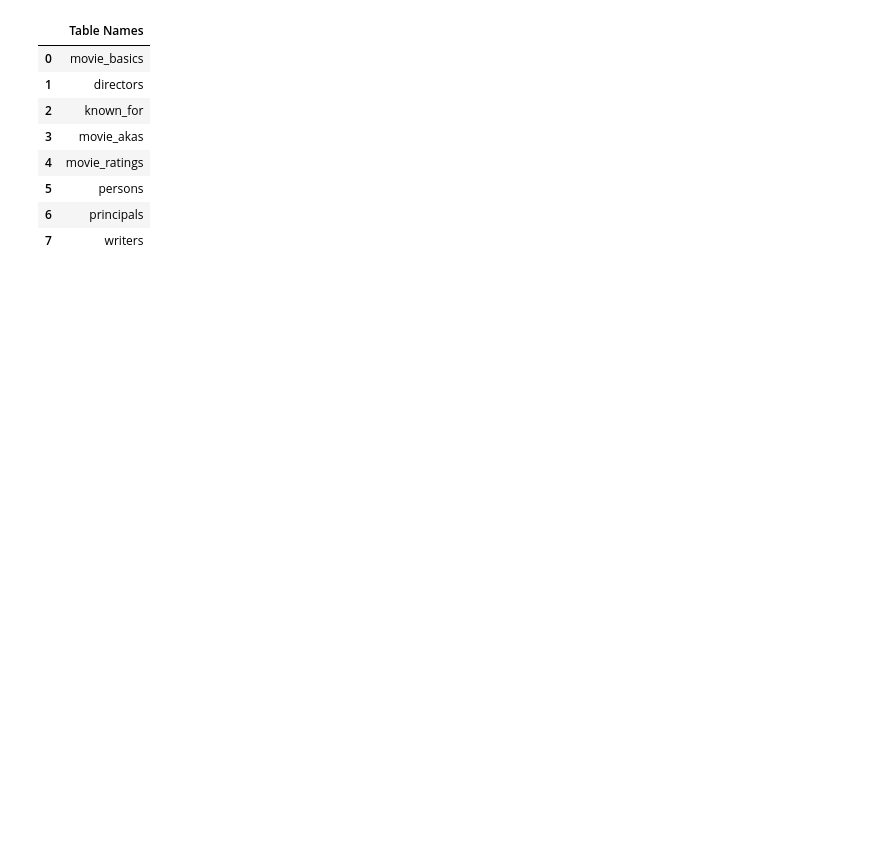
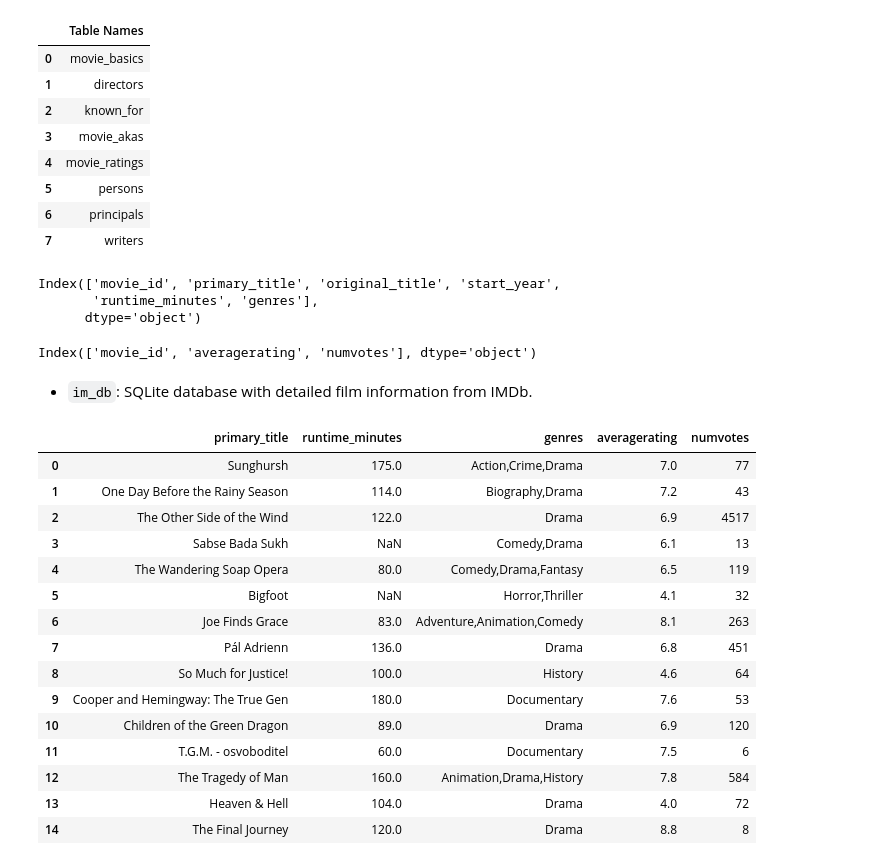
Before and after one commit to noelRockson/dsc-phase-2-project-v3-1, a Jupyter notebook: student.ipynb, the cells around one changed output. Saved outputs shown, nothing was run; the diff lists cells and outputs as text; code cells hidden in the pictures; blank space fills up the shorter version.

```diff
--- a/student.ipynb
+++ b/student.ipynb
@@ -9,0 +28,14 @@ Please fill out:
+# %%
+import pandas as pd
+import numpy as np
+import matplotlib.pyplot as plt
+import seaborn as sns
+import warnings
+warnings.filterwarnings('ignore')
+import sqlite3
+
+# Define file paths for all datasets
+im_db = "./zippedData/im.db" # Path to the SQLite database containing IMDb data
+tmdb_csv = "./zippedData/tmdb.movies.csv"  # Path to the CSV file containing movie metadata from TMDb (The Movie Database)
+bom_csv = "./zippedData/bom.movie_gross.csv" # Path to the CSV file from Box Office Mojo with domestic gross revenue data for films
+tn_budget_csv = "./zippedData/tn.movie_budgets.csv" # Path to the CSV file containing budget and revenue data for movies
@@ -10,21 +89,11 @@ Please fill out:
 # %%
-# Your code here - remember to use markdown cells for comments as well!
-import pandas as pd
-import numpy as np
-import sqlite3
-\
-path_db = "./zippedData/im.db"
-# Create a connection to the SQLite database
-conn = sqlite3.connect(path_db)
-cursor = conn.cursor()
-
 # Show the tables in the database
 query = """SELECT name
                       AS 'Table Names'
                       FROM sqlite_master
                       WHERE type='table';"""
-df = pd.read_sql_query(query, conn)
-df
+tables = pd.read_sql_query(query, conn)
+tables
 # %% [output]
 |  | Table Names |
 | 0 | movie_basics |
@@ -35,3 +104,52 @@ df
 | 5 | persons |
 | 6 | principals |
 | 7 | writers |
+# %%
+query_columns = """ SELECT *
+                    FROM movie_basics
+"""
+col = pd.read_sql_query(query_columns, conn)
+col.columns
+# %% [output]
+Index(['movie_id', 'primary_title', 'original_title', 'start_year',
+       'runtime_minutes', 'genres'],
+      dtype='object')
+# %%
+query_columns_2 = """ SELECT *
+                    FROM movie_ratings
+"""
+col_2 = pd.read_sql_query(query_columns_2, conn)
+col_2.columns
+# %% [output]
+Index(['movie_id', 'averagerating', 'numvotes'], dtype='object')
+# %% [markdown]
+- `im_db`: SQLite database with detailed film information from IMDb.
+# %%
+imdb_df = pd.read_sql_query("""SELECT mb.primary_title,
+                                mb.runtime_minutes,
+                                mb.genres,
+                                mr.averagerating,
+                                mr.numvotes
+
+                    FROM movie_basics as mb
+                    JOIN movie_ratings as mr
+                        ON mb.movie_id = mr.movie_id
+    """, conn)
+imdb_df.head(15)
+# %% [output]
+|  | primary_title | runtime_minutes | genres | averagerating | numvotes |
+| 0 | Sunghursh | 175.0 | Action,Crime,Drama | 7.0 | 77 |
+| 1 | One Day Before the Rainy Season | 114.0 | Biography,Drama | 7.2 | 43 |
+| 2 | The Other Side of the Wind | 122.0 | Drama | 6.9 | 4517 |
+| 3 | Sabse Bada Sukh | NaN | Comedy,Drama | 6.1 | 13 |
+| 4 | The Wandering Soap Opera | 80.0 | Comedy,Drama,Fantasy | 6.5 | 119 |
+| 5 | Bigfoot | NaN | Horror,Thriller | 4.1 | 32 |
+| 6 | Joe Finds Grace | 83.0 | Adventure,Animation,Comedy | 8.1 | 263 |
+| 7 | Pál Adrienn | 136.0 | Drama | 6.8 | 451 |
+| 8 | So Much for Justice! | 100.0 | History | 4.6 | 64 |
+| 9 | Cooper and Hemingway: The True Gen | 180.0 | Documentary | 7.6 | 53 |
+| 10 | Children of the Green Dragon | 89.0 | Drama | 6.9 | 120 |
+| 11 | T.G.M. - osvoboditel | 60.0 | Documentary | 7.5 | 6 |
+| 12 | The Tragedy of Man | 160.0 | Animation,Drama,History | 7.8 | 584 |
+| 13 | Heaven & Hell | 104.0 | Drama | 4.0 | 72 |
+| 14 | The Final Journey | 120.0 | Drama | 8.8 | 8 |
```
Also changed, not shown: parts of 24 cells of this notebook, 7 other files.
